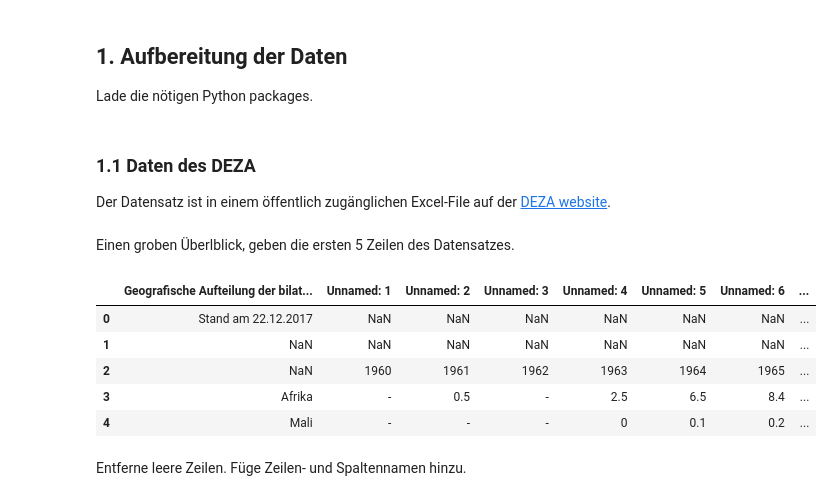
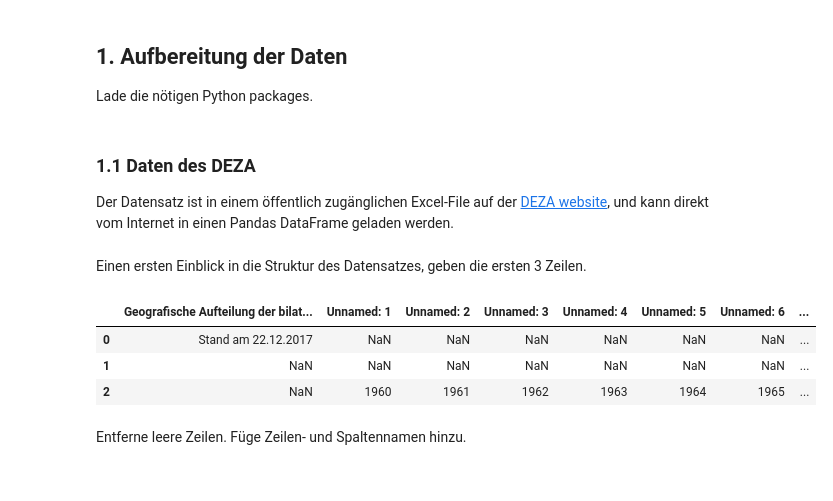
Before and after one commit to metroxylon/explorations, a Jupyter notebook: APD/APD.ipynb, the cells around one changed output. Cells and saved outputs as stored; diff of their text form; code cells hidden in the pictures.

```diff
--- a/APD/APD.ipynb
+++ b/APD/APD.ipynb
@@ -25,7 +25,7 @@ pd.set_option('max_columns', None)
 pd.set_option('max_rows', None)
 # %% [markdown]
 ### 1.1 Daten des DEZA
-Der Datensatz ist in einem öffentlich zugänglichen Excel-File auf der [DEZA website].
+Der Datensatz ist in einem öffentlich zugänglichen Excel-File auf der [DEZA website], und kann direkt vom Internet in einen Pandas DataFrame geladen werden.
 
 [DEZA website]: https://www.eda.admin.ch/content/dam/deza/de/documents/aktivitaeten-projekte/aktivitaeten/180126_apd_tableau_3_de.xlsx
 # %%
@@ -34,14 +37,12 @@ apd = pd.read_excel(link)
-# %% [markdown]
-Einen groben Überlblick, geben die ersten 5 Zeilen des Datensatzes.
+# %% [markdown]
+Einen ersten Einblick in die Struktur des Datensatzes, geben die ersten 3 Zeilen.
 # %%
-apd.head(5)
+apd.head(3)
 # %% [output]
 |  | Geografische Aufteilung der bilat... | Unnamed: 1 | Unnamed: 2 | Unnamed: 3 | Unnamed: 4 | Unnamed: 5 | Unnamed: 6 | ... |
 | 0 | Stand am 22.12.2017 | NaN | NaN | NaN | NaN | NaN | NaN | ... |
 | 1 | NaN | NaN | NaN | NaN | NaN | NaN | NaN | ... |
 | 2 | NaN | 1960 | 1961 | 1962 | 1963 | 1964 | 1965 | ... |
-| 3 | Afrika | - | 0.5 | - | 2.5 | 6.5 | 8.4 | ... |
-| 4 | Mali | - | - | - | 0 | 0.1 | 0.2 | ... |
 # %% [markdown]
 Entferne leere Zeilen. Füge Zeilen- und Spaltennamen hinzu.
 # %%
```
Also changed, not shown: parts of 24 cells of this notebook, 8 other files.
